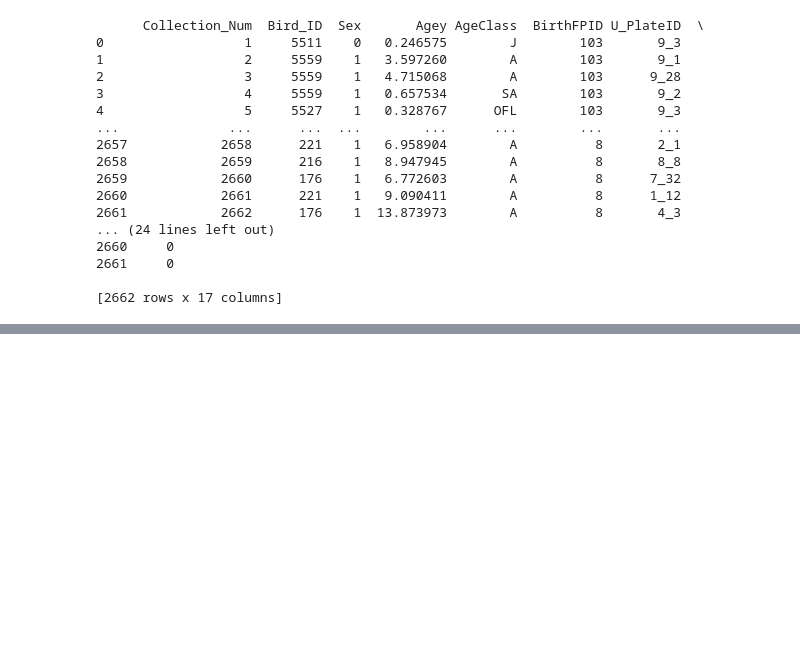
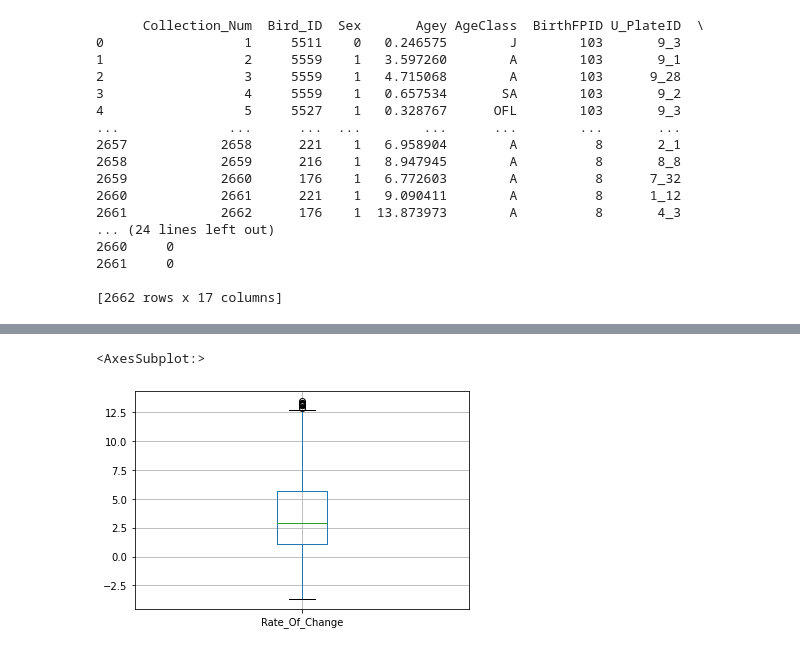
Before and after one commit to Rdassy/Predictive_Senescence, a Jupyter notebook: Resources/Notebook/teloRateOfChange.ipynb, the cells around one changed output, grey strips where cells are left out. Cells and saved outputs as stored; diff of their text form; code cells hidden in the pictures; blank space fills up the shorter version.

```diff
--- a/Resources/Notebook/teloRateOfChange.ipynb
+++ b/Resources/Notebook/teloRateOfChange.ipynb
@@ -112,0 +152,5 @@ changeRate_df.head(10)
+# %%
+changeRate_df.boxplot("Rate_Of_Change")
+# %% [output]
+<AxesSubplot:>
+[figure, added]
```
Also changed, not shown: parts of 19 cells of this notebook.
